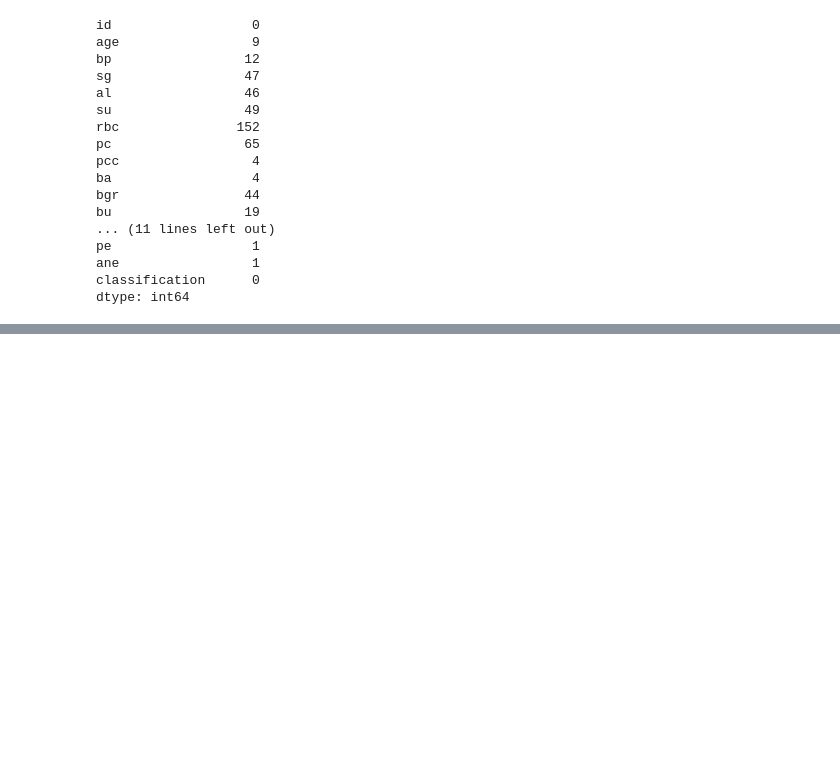
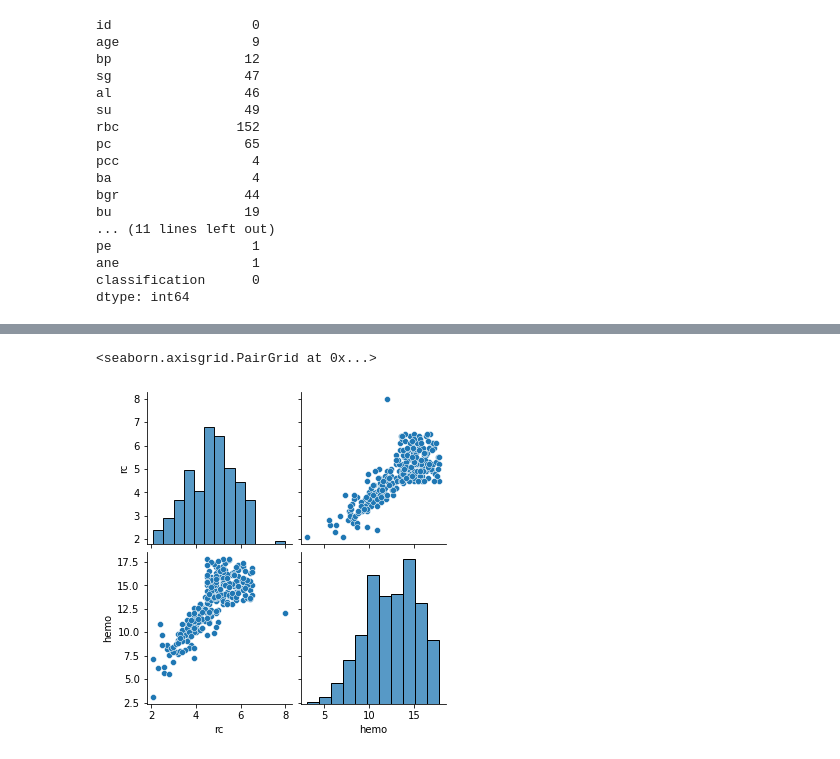
Before and after one commit to TaeMD/ML-projects, a Jupyter notebook: Predicting_CKD.ipynb, the cells around one changed output, grey strips where cells are left out. Drawn from its saved outputs; the diff is of its cells as text; code cells hidden in the pictures; blank space fills up the shorter version.

```diff
--- a/Predicting_CKD.ipynb
+++ b/Predicting_CKD.ipynb
@@ -112,0 +182,5 @@ missingno.bar(df, color='b')
+# %%
+idx=df.index[df.rbc.isna()]
+print(len(idx))
+df.loc[np.random.choice(idx, size=int(len(idx)/2) ,replace=False),'rbc']='abnormal'
+df['rbc'].isnull().sum()
@@ -112,0 +190,2 @@ missingno.bar(df, color='b')
+# %%
+df['rbc'] = df['rbc'].fillna('normal')
@@ -112,0 +225,2 @@ missingno.bar(df, color='b')
+# %%
+df.loc[162, 'rc'] = np.nan
@@ -112,0 +233,2 @@ missingno.bar(df, color='b')
+# %%
+df['rc']=df['rc'].astype('float')
@@ -112,0 +275,5 @@ missingno.bar(df, color='b')
+# %%
+sns.pairplot(df[['rc', 'hemo']])
+# %% [output]
+<seaborn.axisgrid.PairGrid at 0x...>
+[figure, added]
```
Also changed, not shown: parts of 29 cells of this notebook.
